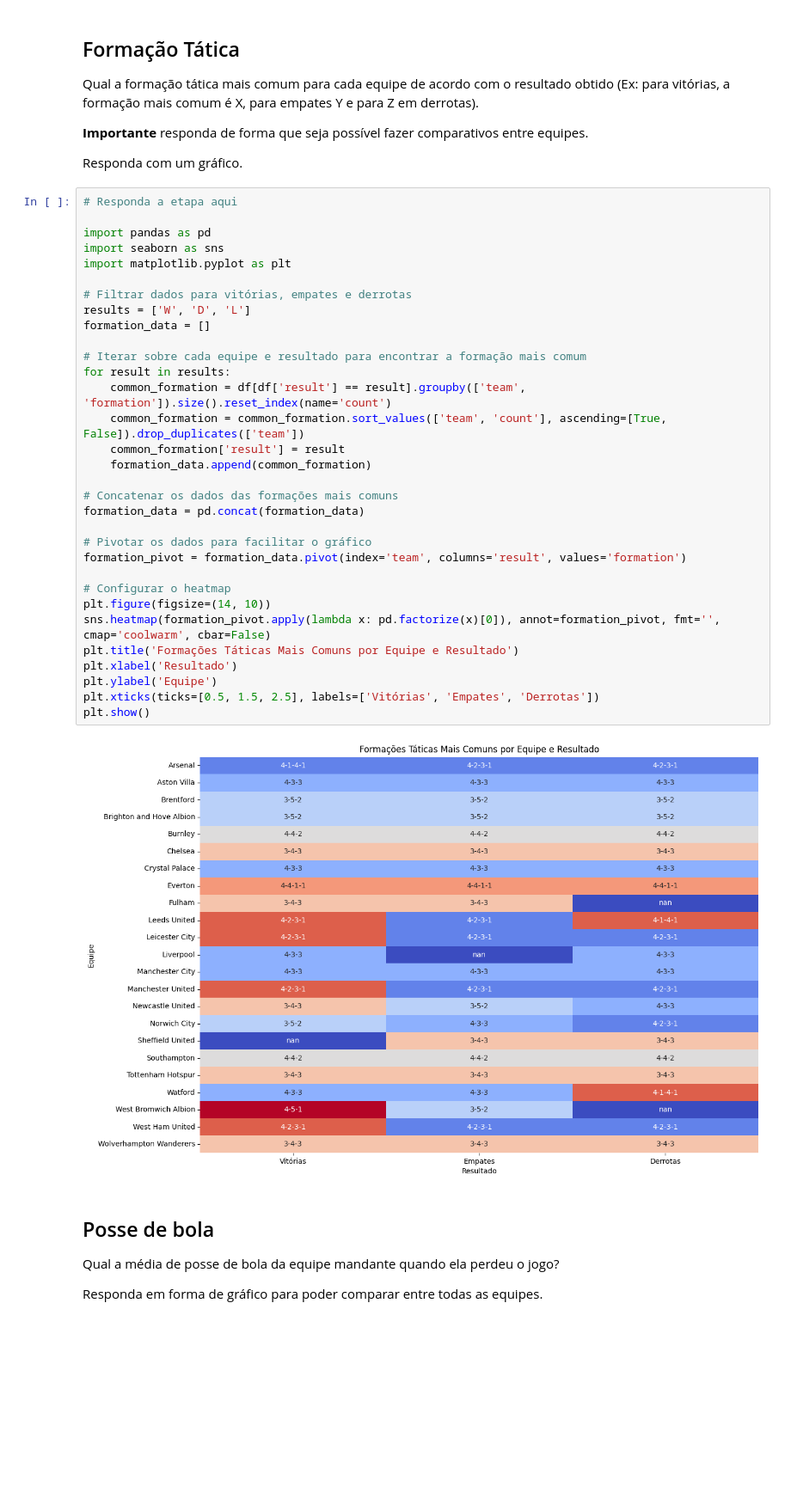
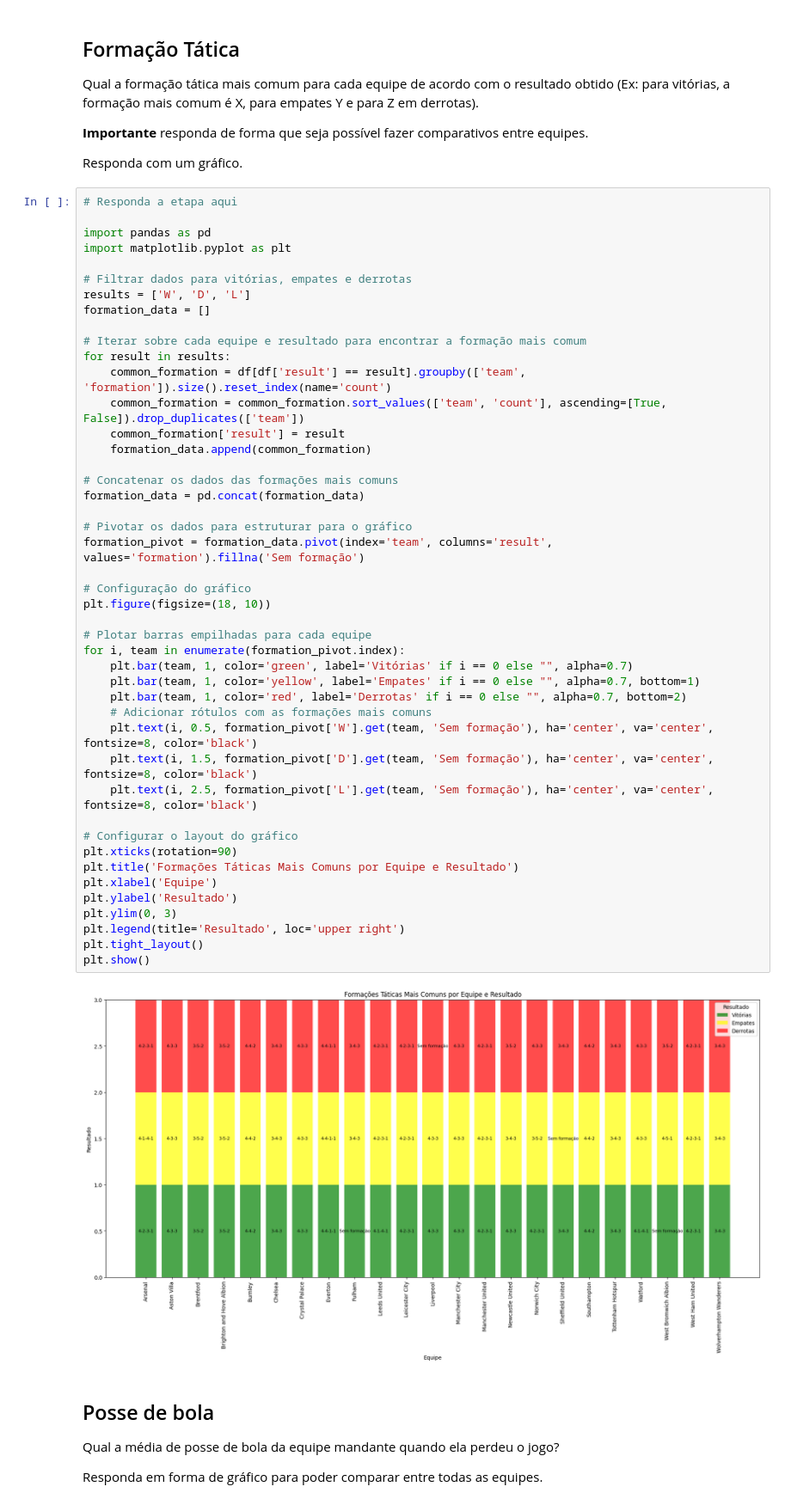
Before and after one commit to gui-bvr/Prova_Data_Science_N1, a Jupyter notebook: Prova_Data_Science_N1.ipynb, the cells around one changed output. Shown at 86% size. Drawn from its saved outputs; the diff is of its cells as text; blank space fills up the shorter version.

```diff
--- a/Prova_Data_Science_N1.ipynb
+++ b/Prova_Data_Science_N1.ipynb
@@ -203,37 +203,50 @@ Responda com um gráfico.
 # %%
 # Responda a etapa aqui
 
 import pandas as pd
-import seaborn as sns
 import matplotlib.pyplot as plt
 
 # Filtrar dados para vitórias, empates e derrotas
 results = ['W', 'D', 'L']
 formation_data = []
 
 # Iterar sobre cada equipe e resultado para encontrar a formação mais comum
 for result in results:
     common_formation = df[df['result'] == result].groupby(['team', 'formation']).size().reset_index(name='count')
     common_formation = common_formation.sort_values(['team', 'count'], ascending=[True, False]).drop_duplicates(['team'])
     common_formation['result'] = result
     formation_data.append(common_formation)
 
 # Concatenar os dados das formações mais comuns
 formation_data = pd.concat(formation_data)
 
-# Pivotar os dados para facilitar o gráfico
-formation_pivot = formation_data.pivot(index='team', columns='result', values='formation')
+# Pivotar os dados para estruturar para o gráfico
+formation_pivot = formation_data.pivot(index='team', columns='result', values='formation').fillna('Sem formação')
 
-# Configurar o heatmap
-plt.figure(figsize=(14, 10))
-sns.heatmap(formation_pivot.apply(lambda x: pd.factorize(x)[0]), annot=formation_pivot, fmt='', cmap='coolwarm', cbar=False)
+# Configuração do gráfico
+plt.figure(figsize=(18, 10))
+
+# Plotar barras empilhadas para cada equipe
+for i, team in enumerate(formation_pivot.index):
+    plt.bar(team, 1, color='green', label='Vitórias' if i == 0 else "", alpha=0.7)
+    plt.bar(team, 1, color='yellow', label='Empates' if i == 0 else "", alpha=0.7, bottom=1)
+    plt.bar(team, 1, color='red', label='Derrotas' if i == 0 else "", alpha=0.7, bottom=2)
+    # Adicionar rótulos com as formações mais comuns
+    plt.text(i, 0.5, formation_pivot['W'].get(team, 'Sem formação'), ha='center', va='center', fontsize=8, color='black')
+    plt.text(i, 1.5, formation_pivot['D'].get(team, 'Sem formação'), ha='center', va='center', fontsize=8, color='black')
+    plt.text(i, 2.5, formation_pivot['L'].get(team, 'Sem formação'), ha='center', va='center', fontsize=8, color='black')
+
+# Configurar o layout do gráfico
+plt.xticks(rotation=90)
 plt.title('Formações Táticas Mais Comuns por Equipe e Resultado')
-plt.xlabel('Resultado')
-plt.ylabel('Equipe')
-plt.xticks(ticks=[0.5, 1.5, 2.5], labels=['Vitórias', 'Empates', 'Derrotas'])
+plt.xlabel('Equipe')
+plt.ylabel('Resultado')
+plt.ylim(0, 3)
+plt.legend(title='Resultado', loc='upper right')
+plt.tight_layout()
 plt.show()
 # %% [output]
-[figure, old version]
+[figure, new version]
 # %% [markdown]
 ## Posse de bola
 
```
